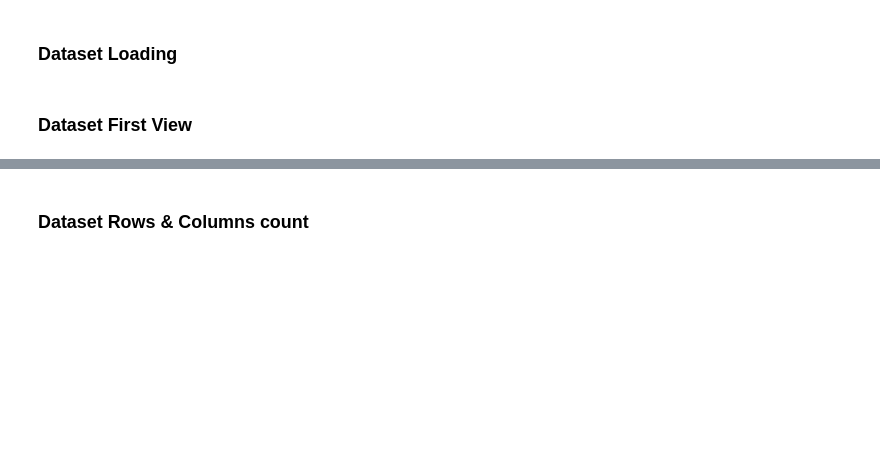
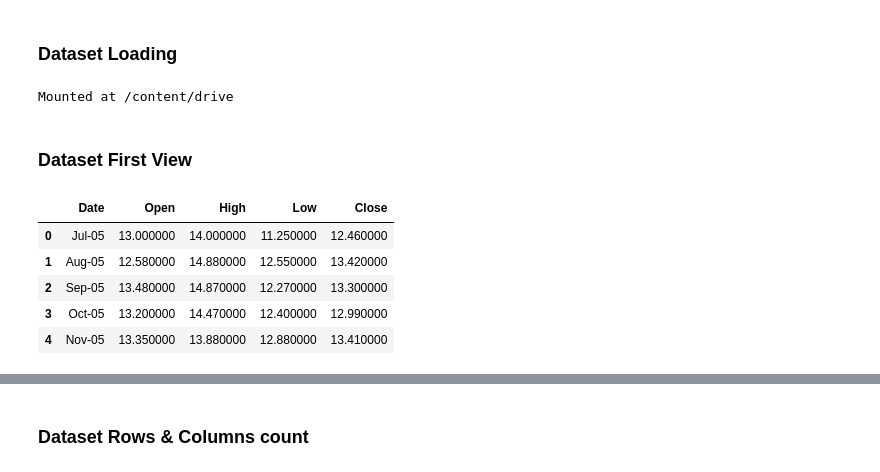
Before and after one commit to RobinBose774/Capstone_Project_Supervised_ML_Regression-Yes_Bank_Stock_Closing_Price_Prediction, a Jupyter notebook: Capstone_Project_Supervised_ML_Regression_Yes_Bank_Stock_Closing_Price_Predictionipynb.ipynb, the cells around one changed output, grey strips where cells are left out. Cells and saved outputs as stored; diff of their text form; code cells hidden in the pictures; blank space fills up the shorter version.

```diff
--- a/Capstone_Project_Supervised_ML_Regression_Yes_Bank_Stock_Closing_Price_Predictionipynb.ipynb
+++ b/Capstone_Project_Supervised_ML_Regression_Yes_Bank_Stock_Closing_Price_Predictionipynb.ipynb
@@ -93,2 +120,16 @@ M - Multivariate Analysis
+# %%
+# Load Dataset
+# This code imports the `drive` library from Google Colab.
+# The 'drive' library allows us to mount our Google Drive to our Colab notebook.
+# The 'mount()' function mounts our Google Drive to the '/content/drive' directory.
+from google.colab import drive
+drive.mount('/content/drive')
+# %% [output]
+Mounted at /content/drive
+# %%
+# Load the stock price data from the CSV file
+# This code reads the CSV file 'data_YesBank_StockPrices.csv' from the '/content/drive/MyDrive/capstone project-Supervised ML-Regression/Data File' directory.
+# The 'pd.read_csv()' function reads the CSV file and returns a Pandas DataFrame.
+stock_df = pd.read_csv("/content/drive/MyDrive/Colab Notebooks/capston project/Yes_Bank_Stock_Closing_Price_Prediction(Capstone_Project_Supervised_ML_Regression)/data_YesBank_StockPrices.csv")
 # %% [markdown]
 ### Dataset First View
@@ -96,0 +136,13 @@ M - Multivariate Analysis
+# %%
+# Display the first few rows of the DataFrame with a cool color gradient
+# This code uses the 'head()' method to display the first few rows of the DataFrame.
+# The 'style.background_gradient()' method applies a color gradient to the background of the DataFrame.
+# The 'cmap='cool'' argument specifies the colormap to use.
+stock_df.head().style.background_gradient(cmap='hot')
+# %% [output]
+|  | Date | Open | High | Low | Close |
+| 0 | Jul-05 | 13.000000 | 14.000000 | 11.250000 | 12.460000 |
+| 1 | Aug-05 | 12.580000 | 14.880000 | 12.550000 | 13.420000 |
+| 2 | Sep-05 | 13.480000 | 14.870000 | 12.270000 | 13.300000 |
+| 3 | Oct-05 | 13.200000 | 14.470000 | 12.400000 | 12.990000 |
+| 4 | Nov-05 | 13.350000 | 13.880000 | 12.880000 | 13.410000 |
```
Also changed, not shown: parts of 9 cells of this notebook.
